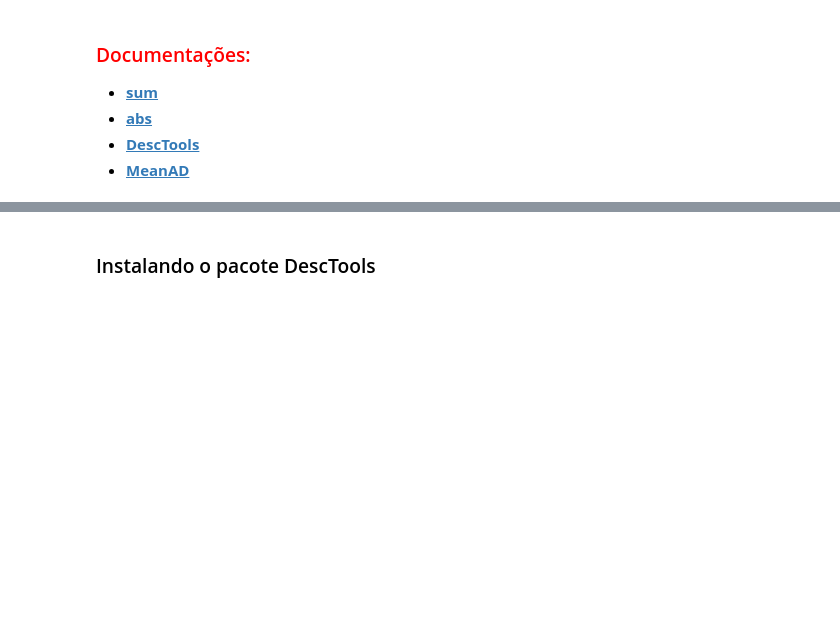
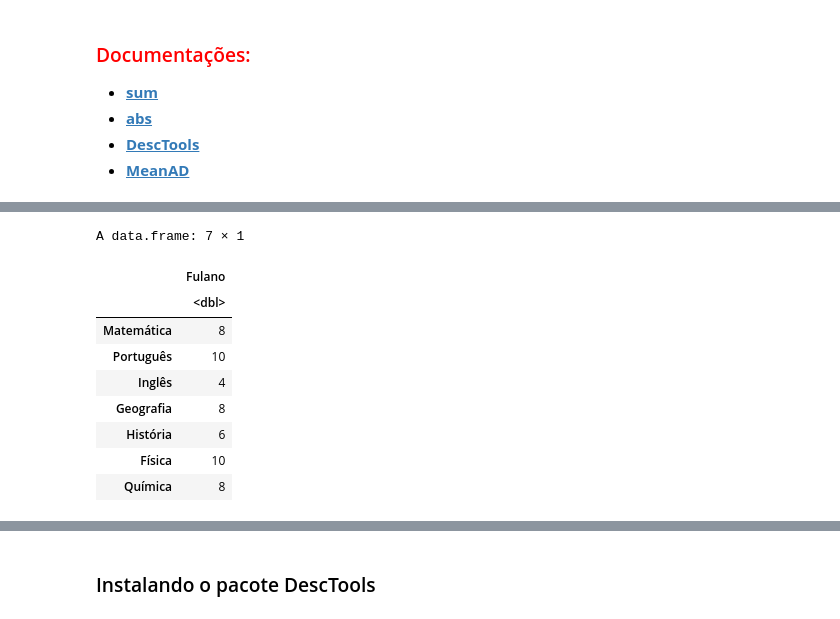
Before and after one commit to ProfessorDanilo/2022, a Jupyter notebook: AluraCursosQueFiz/R/1estatistica com R/Curso_de_Estatística_Parte_1.ipynb, the cells around one changed output, grey strips where cells are left out. Drawn from its saved outputs; the diff is of its cells as text; code cells hidden in the pictures; blank space fills up the shorter version.

```diff
--- a/AluraCursosQueFiz/R/1estatistica com R/Curso_de_Estatística_Parte_1.ipynb
+++ b/AluraCursosQueFiz/R/1estatistica com R/Curso_de_Estatística_Parte_1.ipynb
@@ -1439,0 +1392,14 @@ Embora as medidas de posição forneçam uma sumarização bastante importante d
+# %%
+notas_fulano <- data.frame(Fulano = df$Fulano, row.names = row.names(df))
+notas_fulano
+# %% [output]
+A data.frame: 7 × 1
+|  | Fulano |
+|  | <dbl> |
+| Matemática | 8 |
+| Português | 10 |
+| Inglês | 4 |
+| Geografia | 8 |
+| História | 6 |
+| Física | 10 |
+| Química | 8 |
```
Also changed, not shown: parts of 31 cells of this notebook.
